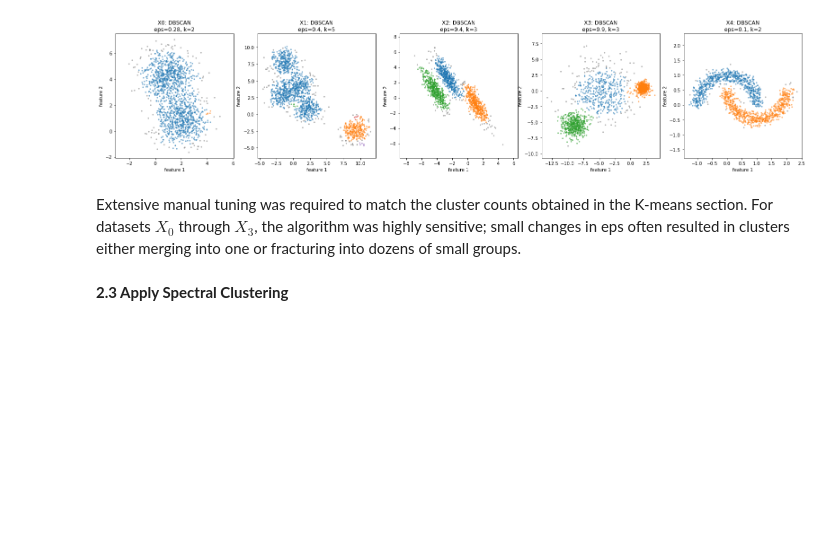
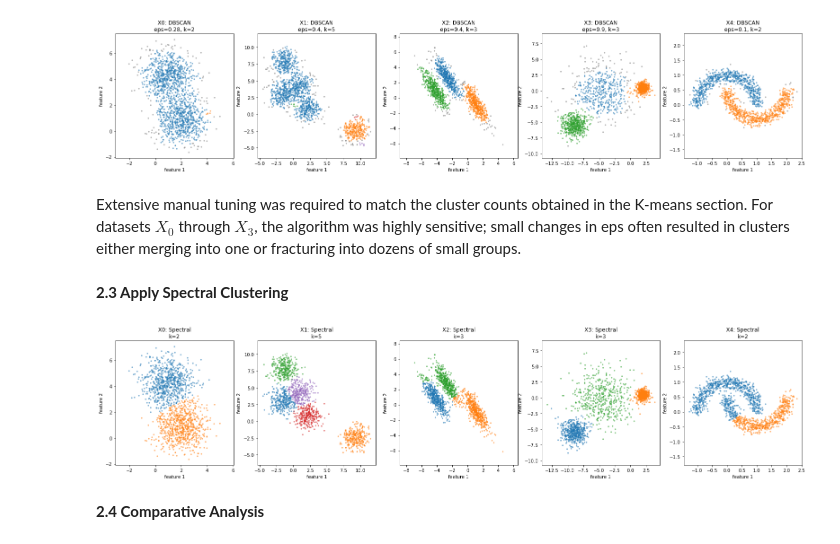
Before and after one commit to edwall201/Machine-Learning-26-Spring, a Jupyter notebook: assign5/assign5.ipynb, the cells around one changed output. Saved outputs shown, nothing was run; the diff lists cells and outputs as text; code cells hidden in the pictures; blank space fills up the shorter version.

```diff
--- a/assign5/assign5.ipynb
+++ b/assign5/assign5.ipynb
@@ -535,3 +535,24 @@ plt.show()
 Extensive manual tuning was required to match the cluster counts obtained in the K-means section. For datasets $X_0$ through $X_3$, the algorithm was highly sensitive; small changes in eps often resulted in clusters either merging into one or fracturing into dozens of small groups.
 # %% [markdown]
 **2.3 Apply Spectral Clustering**
+# %%
+from sklearn.cluster import SpectralClustering
+
+best_ks = [2, 5, 3, 3, 2]
+
+fig, axes = plt.subplots(1, 5, figsize=(22, 5))
+
+for i, data in enumerate(X):
+    sc = SpectralClustering(n_clusters=best_ks[i], affinity='nearest_neighbors',
+                            n_neighbors=10, random_state=42)
+    labels = sc.fit_predict(data)
+
+    plot_cluster(axes[i], data, labels)
+    axes[i].set_title(f'X{i}: Spectral\nk={best_ks[i]}')
+
+plt.tight_layout()
+plt.show()
+# %% [output]
+[figure, added]
+# %% [markdown]
+**2.4 Comparative Analysis**
```
